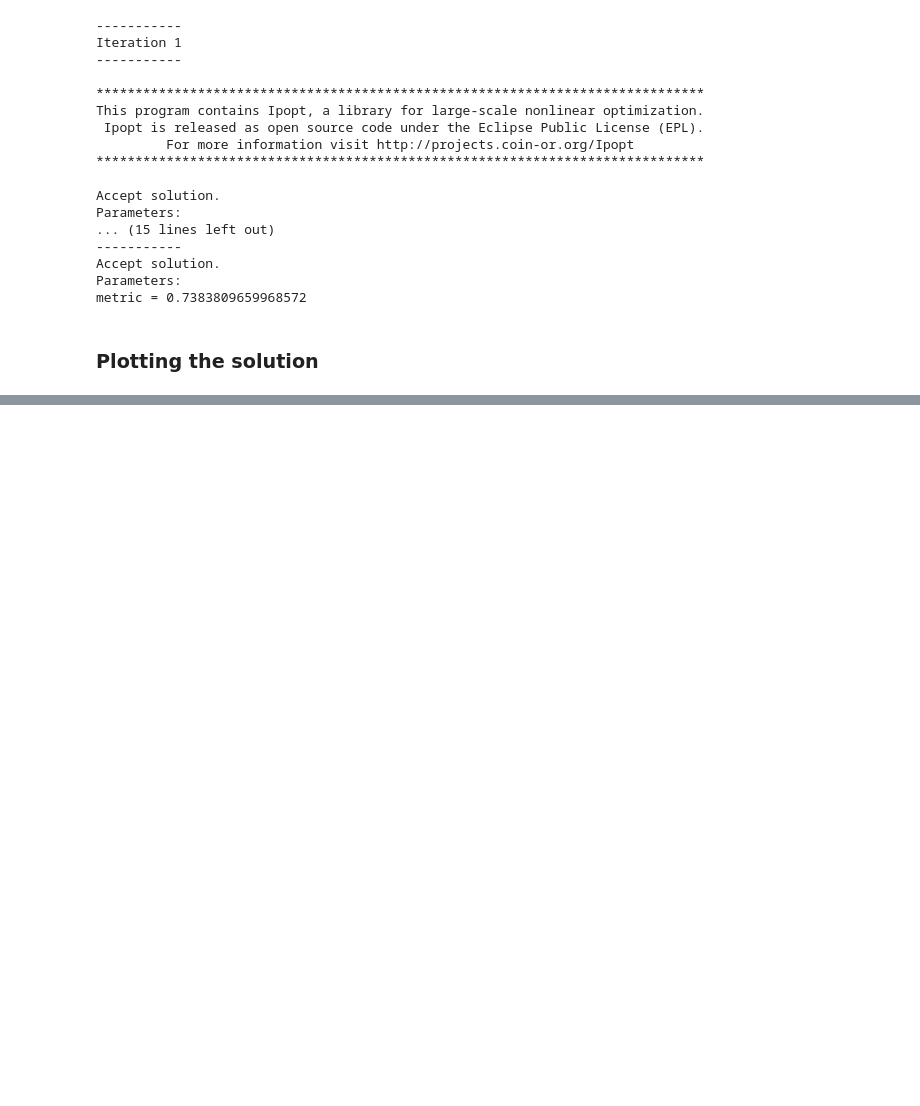
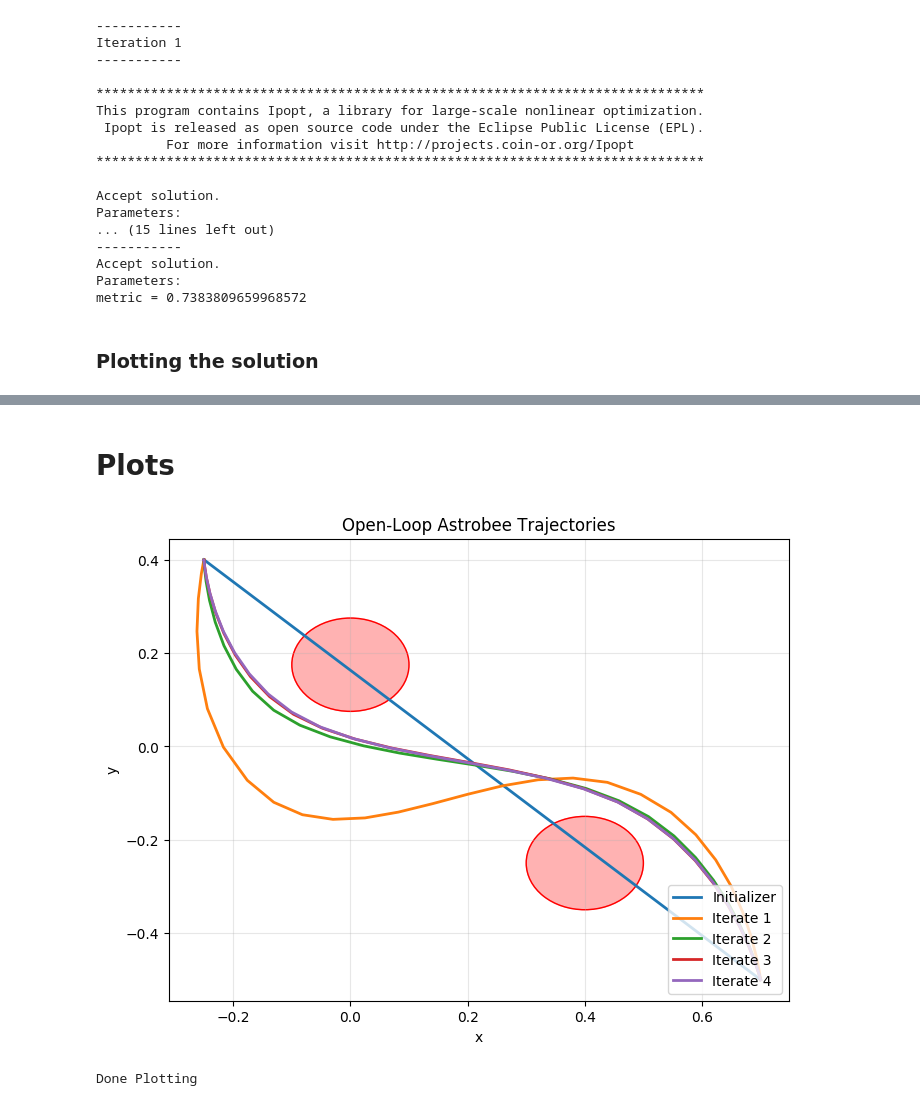
Before and after one commit to StanfordASL/GuSTO_quad_astrobee, a Jupyter notebook: astrobee_CSM.ipynb, the cells around one changed output, grey strips where cells are left out. Cells and saved outputs as stored; diff of their text form; code cells hidden in the pictures; blank space fills up the shorter version.

```diff
--- a/astrobee_CSM.ipynb
+++ b/astrobee_CSM.ipynb
@@ -162,0 +163,11 @@ plot(p1,p2,p3,layout=(1,3))
+# %% [markdown]
+# Plots
+# %%
+# TODO DO THIS IN 3D!
+include("astrobee_se3_script.jl")
+plt_solutions(SCPproblem, model, X_all, U_all)
+print("Done Plotting")
+# TODO DO THIS IN 3D!
+# %% [output]
+[figure, added]
+Done Plotting
```
Also changed, not shown: parts of 3 cells of this notebook, 5 other files.
